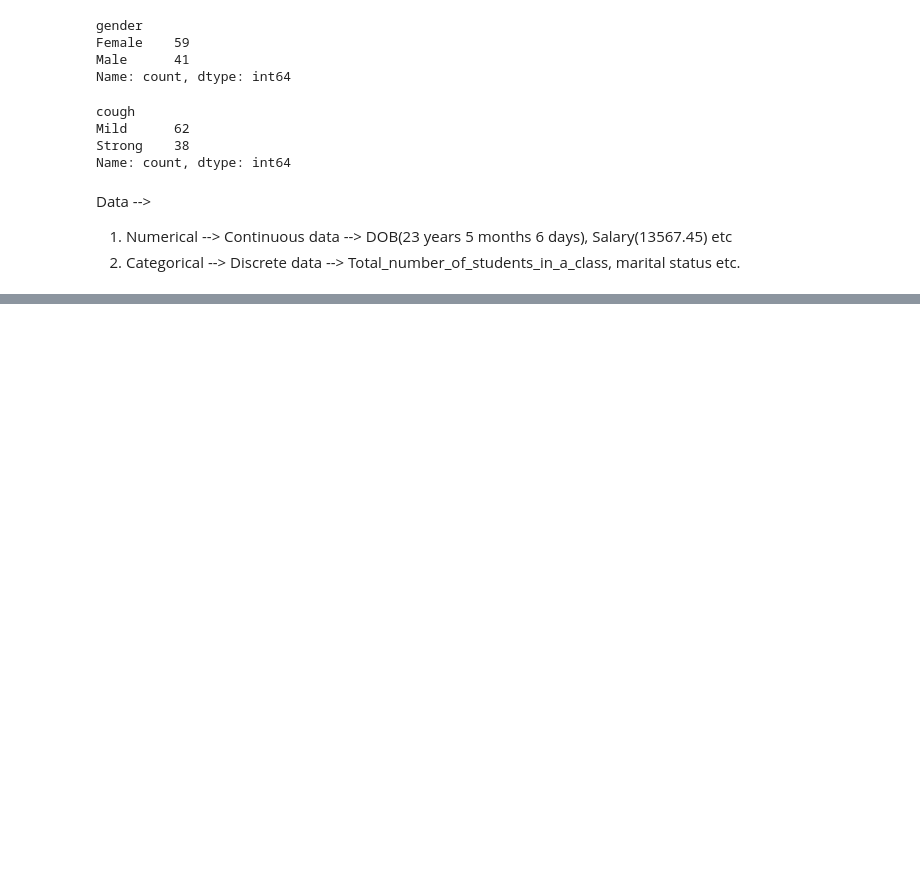
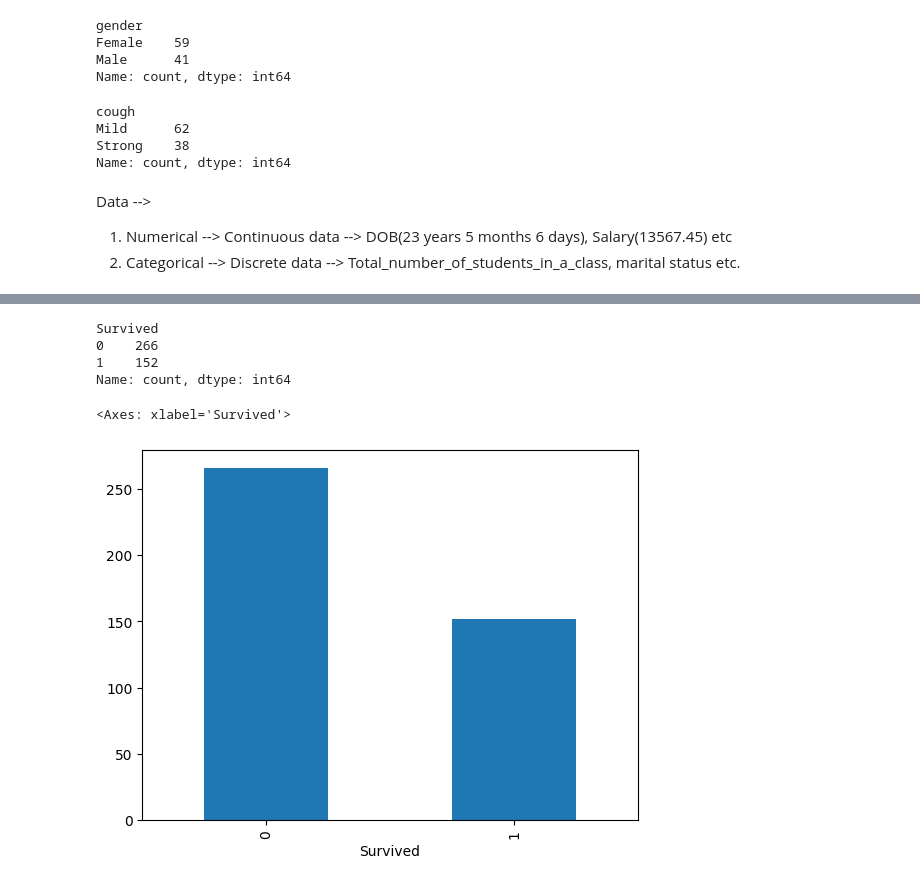
Before and after one commit to Prakuljn/Python, a Jupyter notebook: pandas.ipynb, the cells around one changed output, grey strips where cells are left out. Drawn from its saved outputs; the diff is of its cells as text; code cells hidden in the pictures; blank space fills up the shorter version.

```diff
--- a/pandas.ipynb
+++ b/pandas.ipynb
@@ -370,0 +935,13 @@ Data -->
+# %%
+# If we want to see actual values then we use value_counts()
+df['Survived'].value_counts()
+# %% [output]
+Survived
+0    266
+1    152
+Name: count, dtype: int64
+# %%
+df['Survived'].value_counts().plot(kind='bar')
+# %% [output]
+<Axes: xlabel='Survived'>
+[figure, added]
```
Also changed, not shown: parts of 81 cells of this notebook.
